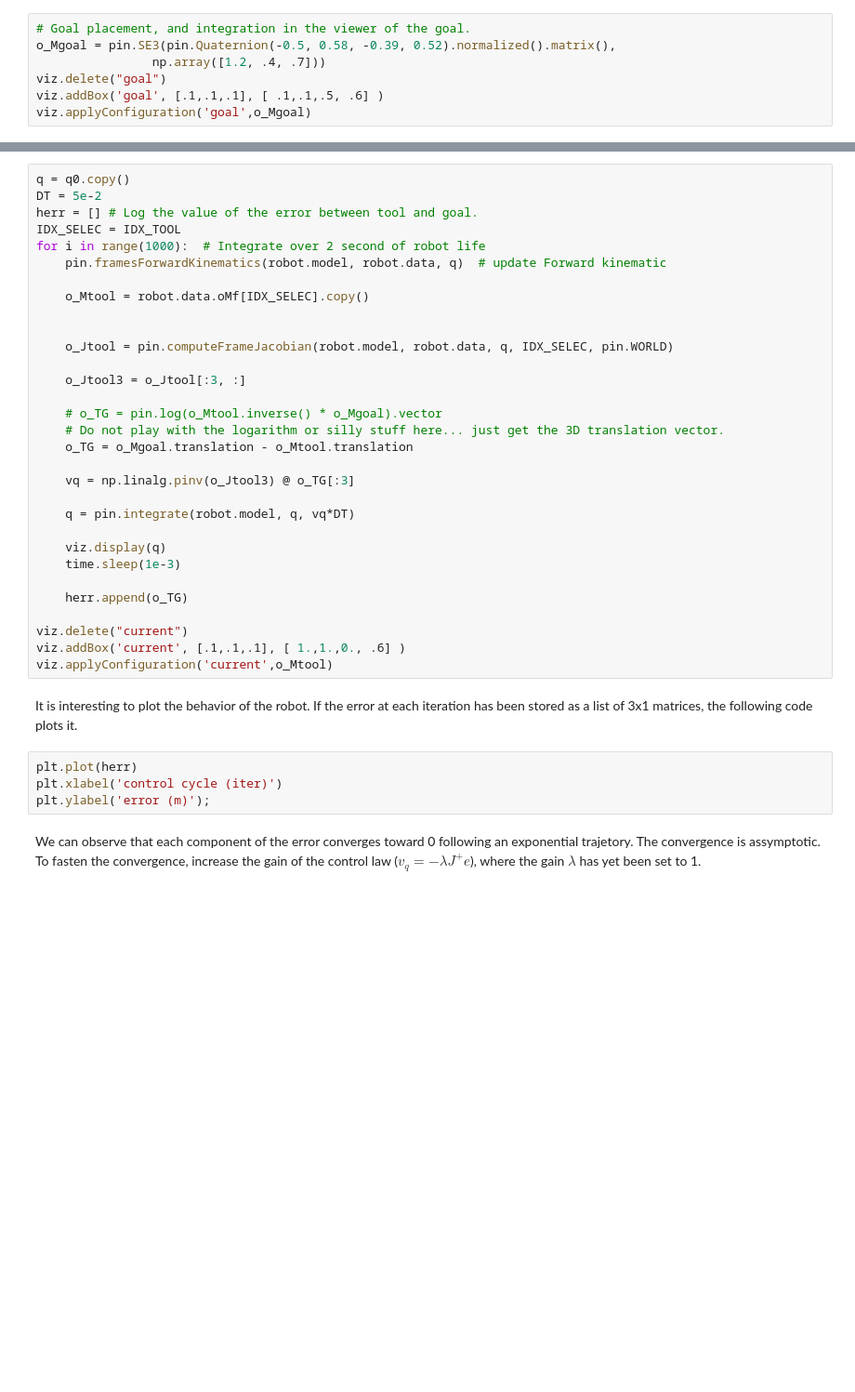
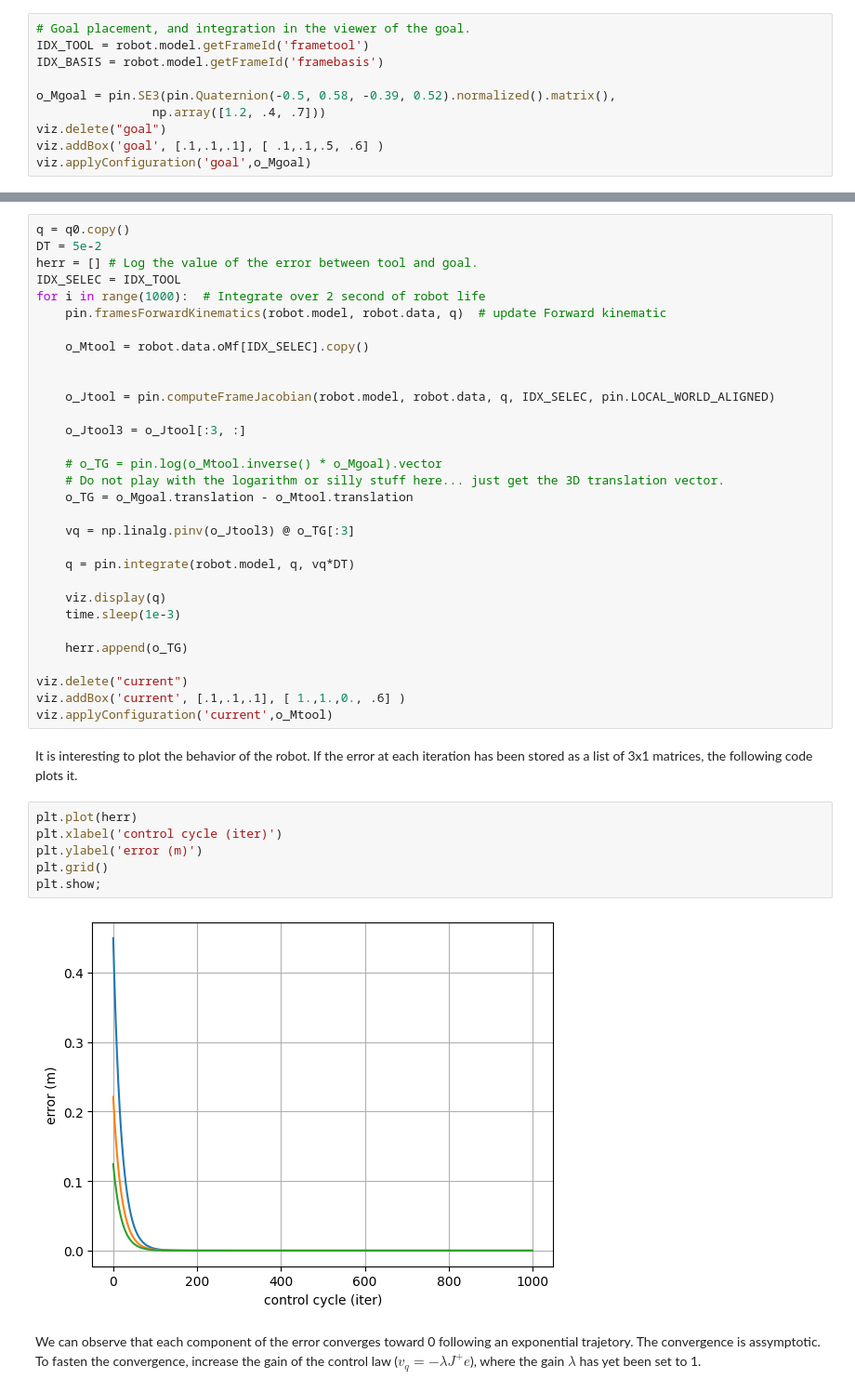
Before and after one commit to balthazarneveu/MVA23_robotics, a Jupyter notebook: 2_inverse_kinematics.ipynb, the cells around one changed output, grey strips where cells are left out. Shown at 93% size. Drawn from its saved outputs; the diff is of its cells as text; blank space fills up the shorter version.

Commit message:
update figures and referentials

```diff
--- a/2_inverse_kinematics.ipynb
+++ b/2_inverse_kinematics.ipynb
@@ -401,6 +404,9 @@ Let's have the tool go from pink to blue!
 ![](figures/inverse_kinematics_task.png)
 # %%
 # Goal placement, and integration in the viewer of the goal.
+IDX_TOOL = robot.model.getFrameId('frametool')
+IDX_BASIS = robot.model.getFrameId('framebasis')
+
 o_Mgoal = pin.SE3(pin.Quaternion(-0.5, 0.58, -0.39, 0.52).normalized().matrix(),
                 np.array([1.2, .4, .7]))
 viz.delete("goal")
@@ -448,7 +454,7 @@ for i in range(1000):  # Integrate over 2 second of robot life
     o_Mtool = robot.data.oMf[IDX_SELEC].copy()
 
 
-    o_Jtool = pin.computeFrameJacobian(robot.model, robot.data, q, IDX_SELEC, pin.WORLD)
+    o_Jtool = pin.computeFrameJacobian(robot.model, robot.data, q, IDX_SELEC, pin.LOCAL_WORLD_ALIGNED)
 
     o_Jtool3 = o_Jtool[:3, :]
 
@@ -473,7 +479,11 @@ It is interesting to plot the behavior of the robot. If the error at each iterat
 # %%
 plt.plot(herr)
 plt.xlabel('control cycle (iter)')
-plt.ylabel('error (m)');
+plt.ylabel('error (m)')
+plt.grid()
+plt.show;
+# %% [output]
+[figure, added]
 # %% [markdown]
 We can observe that each component of the error converges toward 0 following an exponential trajetory. The convergence is assymptotic. To fasten the convergence, increase the gain of the control law ($v_q = - \lambda J^+ e$), where the gain $\lambda$ has yet been set to 1.
 # %% [markdown]
```
Also changed, not shown: parts of 13 cells of this notebook, 4 other files.
